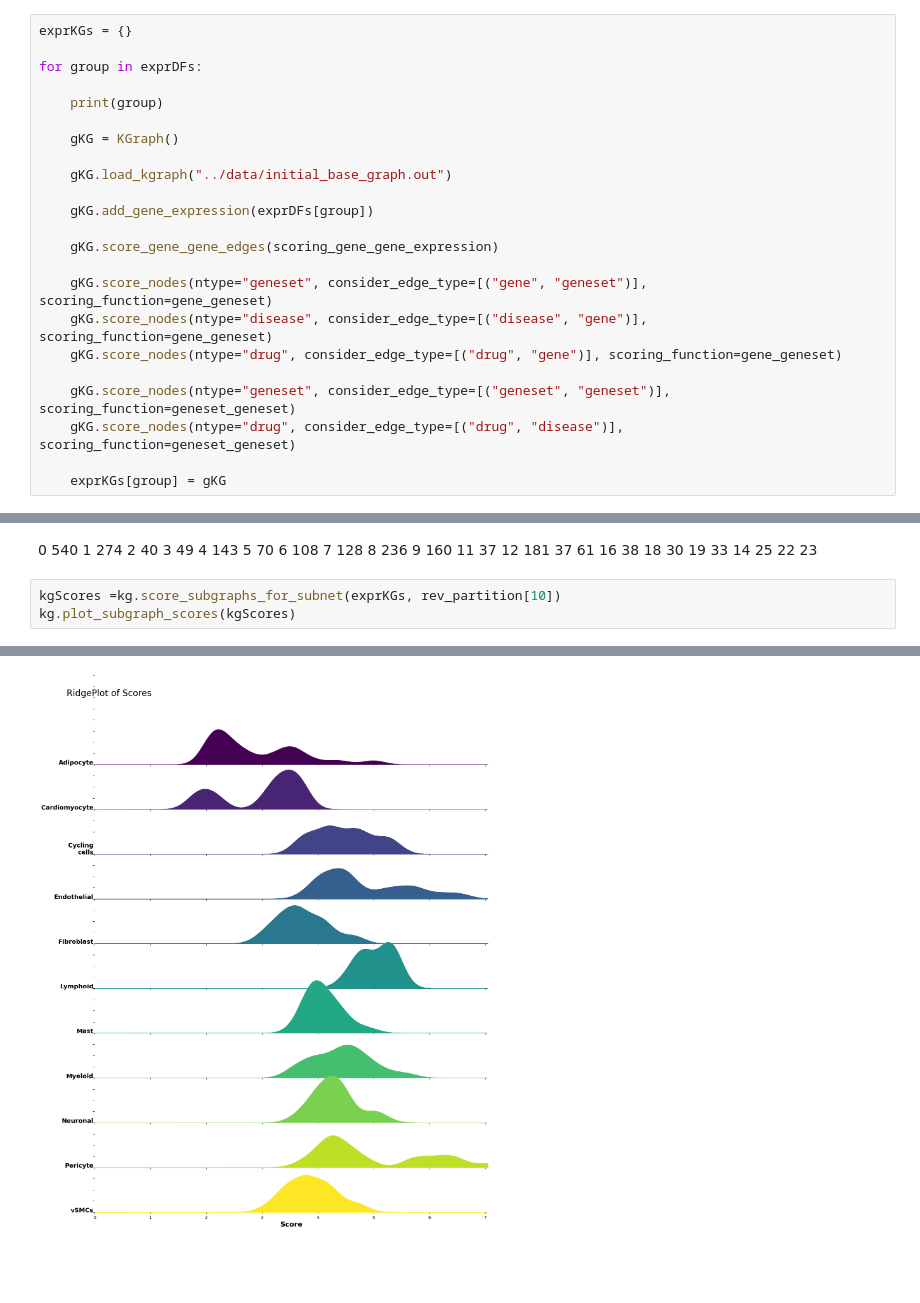
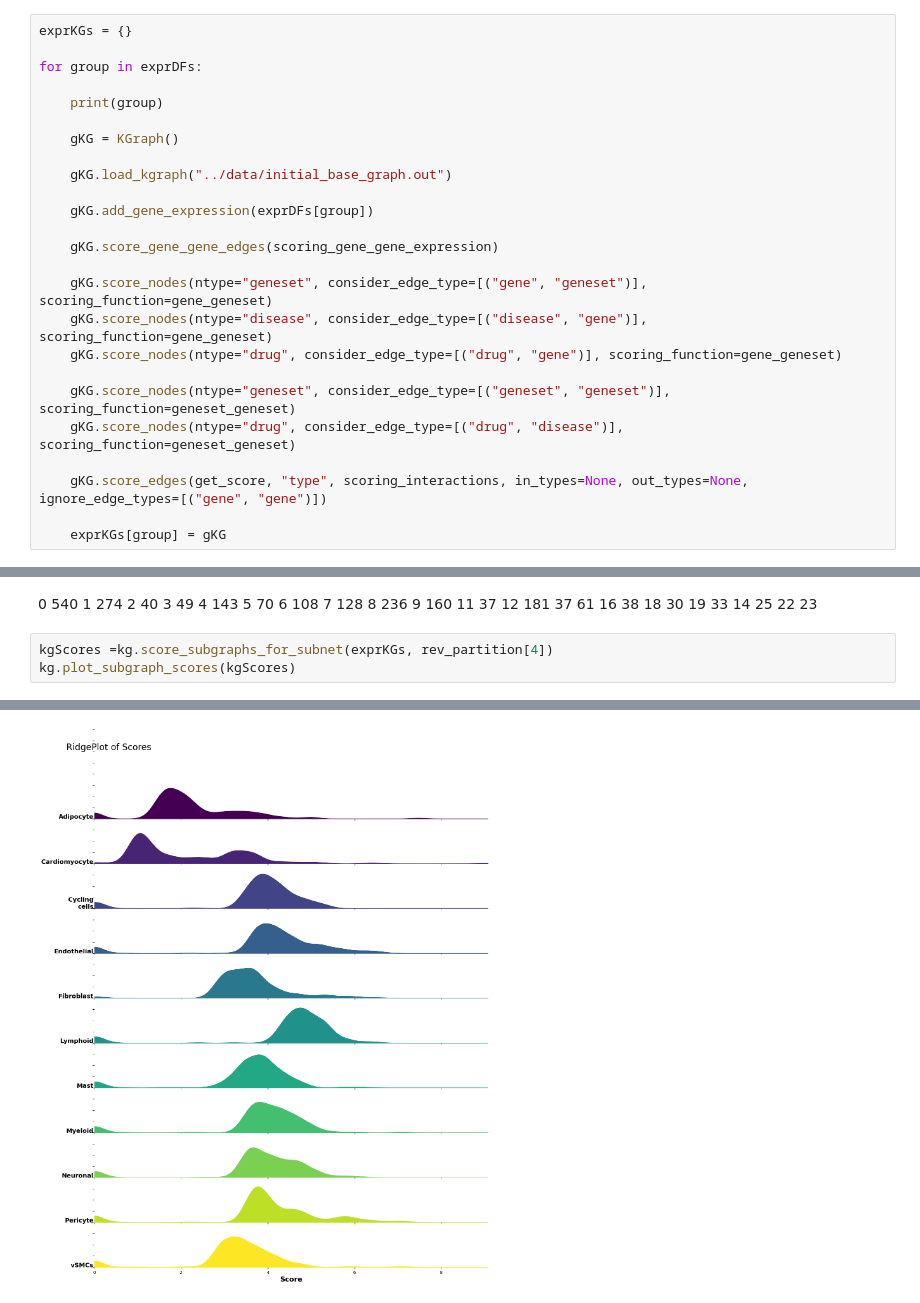
Before and after one commit to mjoppich/PICASO, a Jupyter notebook: scripts/create_basic_knowledgegraph.ipynb, the cells around one changed output, grey strips where cells are left out. Drawn from its saved outputs; the diff is of its cells as text; blank space fills up the shorter version.

```diff
--- a/scripts/create_basic_knowledgegraph.ipynb
+++ b/scripts/create_basic_knowledgegraph.ipynb
@@ -237,5 +243,7 @@ for group in exprDFs:
     gKG.score_nodes(ntype="geneset", consider_edge_type=[("geneset", "geneset")], scoring_function=geneset_geneset)
     gKG.score_nodes(ntype="drug", consider_edge_type=[("drug", "disease")], scoring_function=geneset_geneset)
 
+    gKG.score_edges(get_score, "type", scoring_interactions, in_types=None, out_types=None, ignore_edge_types=[("gene", "gene")])
+
     exprKGs[group] = gKG
 # %% [output]
@@ -471,6 +476,6 @@ with open("exprkgs.pickle", 'wb') as f:
 14 25
 22 23
 # %%
-kgScores =kg.score_subgraphs_for_subnet(exprKGs, rev_partition[10])
+kgScores =kg.score_subgraphs_for_subnet(exprKGs, rev_partition[4])
 kg.plot_subgraph_scores(kgScores)
 # %% [output]
@@ -488 +493 @@ vSMCs 3.871162534754576
-[figure, old version]
+[figure, new version]
```
Also changed, not shown: parts of 16 cells of this notebook.
